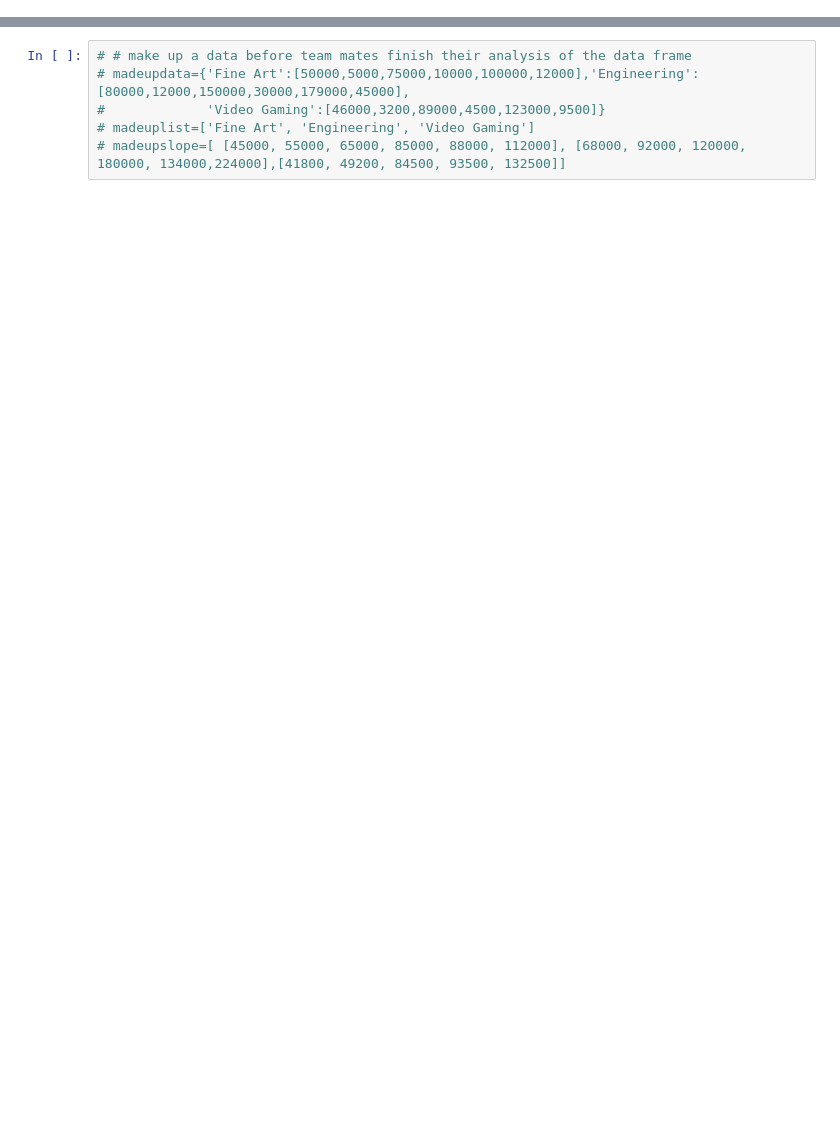
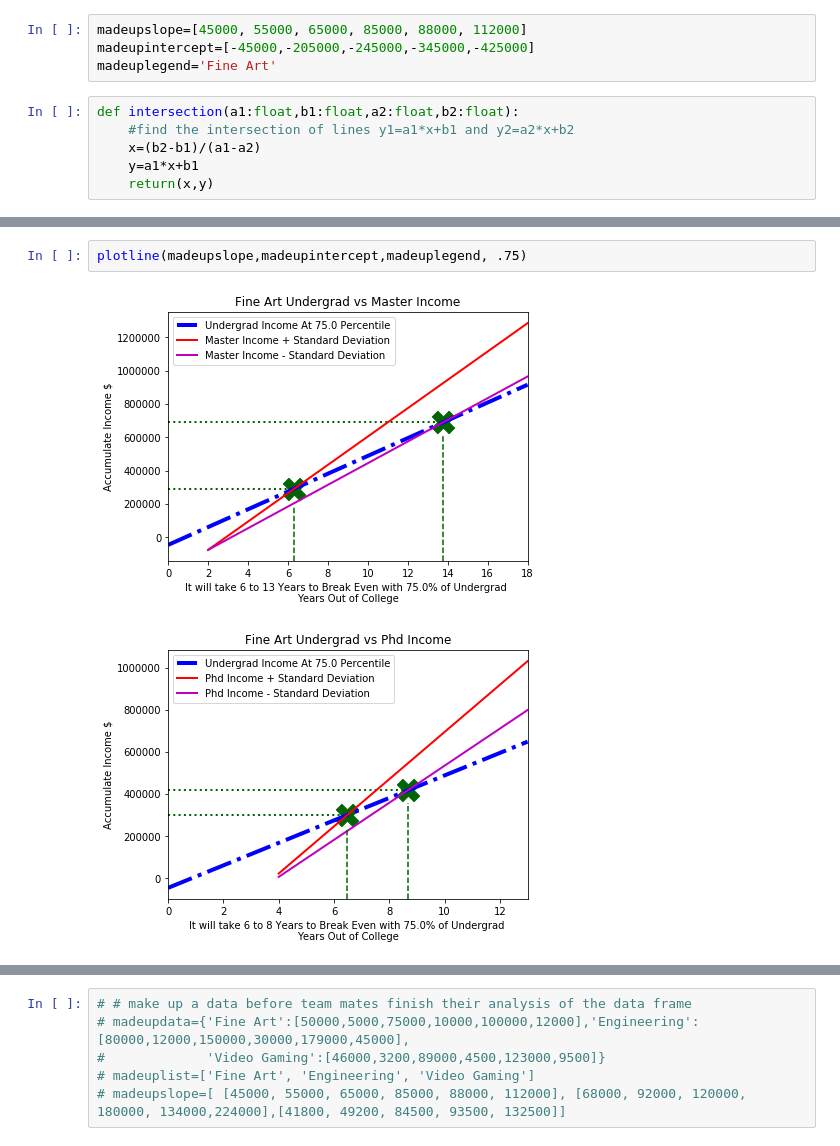
Before and after one commit to Romina-R/Group-Project-1, a Jupyter notebook: Plotting_Functions.ipynb, the cells around one changed output, grey strips where cells are left out. Saved outputs shown, nothing was run; the diff lists cells and outputs as text; blank space fills up the shorter version.

Commit message:
Added dynamic plotting functions including dynamic range, dynamic markings, and dynamic text output.

```diff
--- a/Plotting_Functions.ipynb
+++ b/Plotting_Functions.ipynb
@@ -4,0 +6,10 @@ import numpy as np
+# %%
+madeupslope=[45000, 55000, 65000, 85000, 88000, 112000]
+madeupintercept=[-45000,-205000,-245000,-345000,-425000]
+madeuplegend='Fine Art'
+# %%
+def intersection(a1:float,b1:float,a2:float,b2:float):
+    #find the intersection of lines y1=a1*x+b1 and y2=a2*x+b2
+    x=(b2-b1)/(a1-a2)
+    y=a1*x+b1
+    return(x,y)
@@ -4,0 +102,5 @@ import numpy as np
+# %%
+plotline(madeupslope,madeupintercept,madeuplegend, .75)
+# %% [output]
+[figure, added]
+[figure, added]
```
Also changed, not shown: parts of 9 cells of this notebook.
